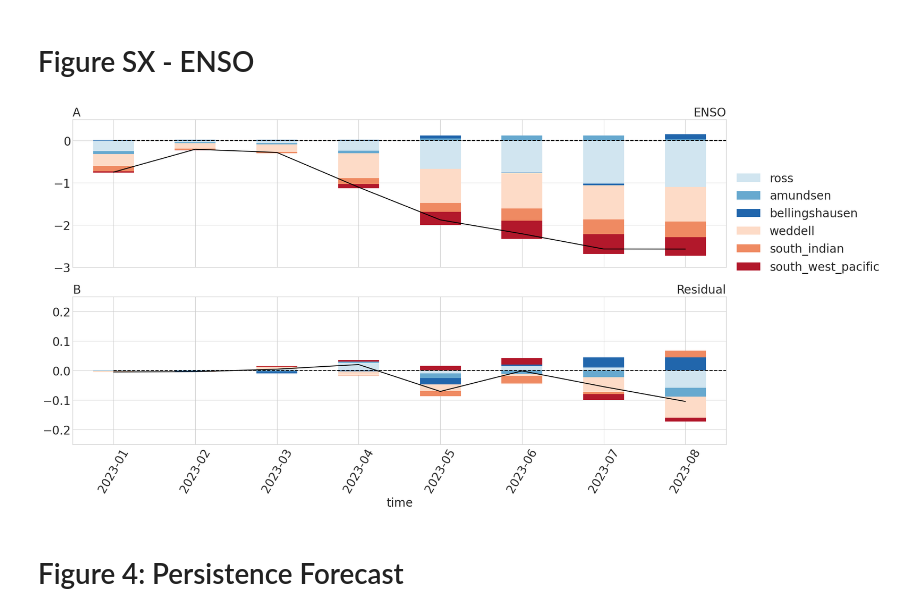
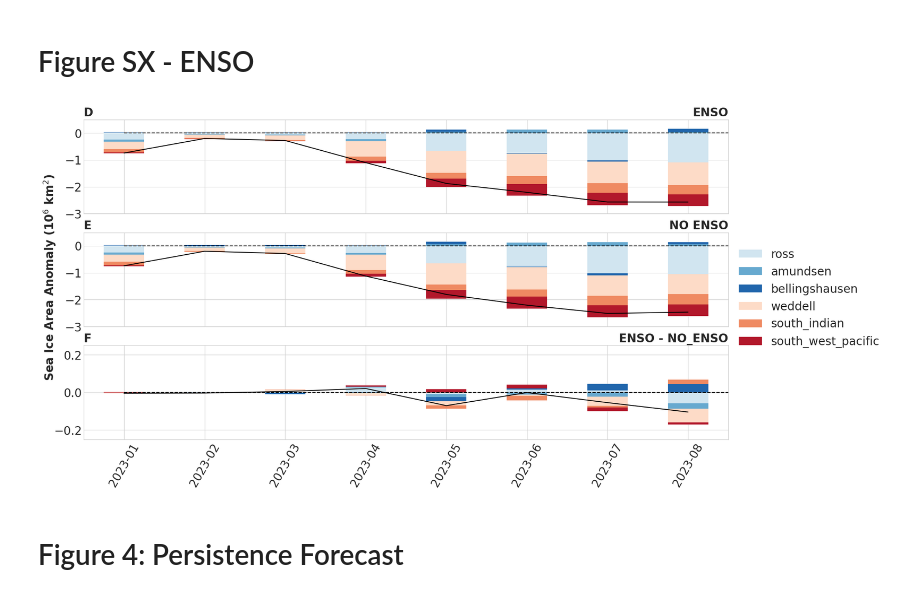
Before and after one commit to zacespinosa/SI-Antarctic, a Jupyter notebook: visualize/analysis_timeseries.ipynb, the cells around one changed output. Saved outputs shown, nothing was run; the diff lists cells and outputs as text; code cells hidden in the pictures.

Commit message:
update figures

```diff
--- a/visualize/analysis_timeseries.ipynb
+++ b/visualize/analysis_timeseries.ipynb
@@ -540,46 +542,62 @@ array([            nan,             nan,             nan,             nan,
 time_params = {
     "time_range": slice("2023-01-15", "2023-08-15"),
     "ticklabels": np.arange("2023-01-15", "2023-09-15", dtype="datetime64[M]"),
 }
 
 def timeseries(time_params):
     linewidth = 1.5
-    fig, (ax1, ax2) = plt.subplots(2, 1, figsize=(20,10), sharex=True)
-    # Plot Line for CESM2-NUDGE
+    fig, (ax1, ax2, ax3) = plt.subplots(3, 1, figsize=(20,10), sharex=True)
+    # Plot Line for ENSO: CESM2-NUDGE
     sia_cesm2 = si_cesm2["sia"].sel(time=time_params["time_range"])
     ax1.hlines(0, xmin=0, xmax=len(sia_cesm2), color="black", linewidth=linewidth, linestyle="dashed")
     ax1.plot(sia_cesm2, color="black", linewidth=linewidth)
+
+    # Plot Line for NO ENSO:
+    sia_cesm2_enso = si_cesm2_enso["sia"].sel(time=time_params["time_range"])
+    ax2.hlines(0, xmin=0, xmax=len(sia_cesm2), color="black", linewidth=linewidth, linestyle="dashed")
+    ax2.plot(sia_cesm2_enso, color="black", linewidth=linewidth)
+
     # Plot Line for diff
     sia_diff = si_cesm2["sia"].sel(time=time_params["time_range"]) - si_cesm2_enso["sia"].sel(time=time_params["time_range"])
-    ax2.hlines(0, xmin=0, xmax=len(sia_diff), color="black", linewidth=linewidth, linestyle="dashed")
-    ax2.plot(sia_diff, color="black", linewidth=linewidth)
+    ax3.hlines(0, xmin=0, xmax=len(sia_diff), color="black", linewidth=linewidth, linestyle="dashed")
+    ax3.plot(sia_diff, color="black", linewidth=linewidth)
 
     # Plot Bar Charts for CESM2-NUDGE
     sia_regions_cesm2 = si_regions_cesm2["sia"].sel(time=time_params["time_range"])
     sia_regions_cesm2.to_pandas().T.plot.bar(ax=ax1, stacked=True, legend=False, color=colors)
 
+    sia_regions_cesm2_enso = si_regions_cesm2_enso["sia"].sel(time=time_params["time_range"])
+    sia_regions_cesm2_enso.to_pandas().T.plot.bar(ax=ax2, stacked=True, legend=False, color=colors)
+
     sia_regions_cesm2_diff = si_regions_cesm2["sia"].sel(time=time_params["time_range"]) -  si_regions_cesm2_enso["sia"].sel(time=time_params["time_range"])
-    sia_regions_cesm2_diff.to_pandas().T.plot.bar(ax=ax2, stacked=True, legend=False, color=colors)
+    sia_regions_cesm2_diff.to_pandas().T.plot.bar(ax=ax3, stacked=True, legend=False, color=colors)
 
     # Add Styling
-    ax2.set_xticks(np.arange(0, len(sia_cesm2)))
-    ax2.set_xticklabels(time_params["ticklabels"], rotation=60)
+    ax3.set_xticks(np.arange(0, len(sia_cesm2)))
+    ax3.set_xticklabels(time_params["ticklabels"], rotation=60)
 
-    ax1.set_title(loc="right", label="ENSO")
-    ax1.set_title(loc="left", label="A")
+    ax1.set_title(loc="right", label="ENSO", fontweight="bold")
+    ax1.set_title(loc="left", label="D", fontweight="bold")
 
-    ax2.set_title(loc="right", label="Residual")
-    ax2.set_title(loc="left", label="B")
+    ax2.set_title(loc="right", label="NO ENSO", fontweight="bold")
+    ax2.set_title(loc="left", label="E", fontweight="bold")
+
+    ax3.set_title(loc="right", label="ENSO - NO_ENSO", fontweight="bold")
+    ax3.set_title(loc="left", label="F", fontweight="bold")
 
     ax1.set_ylim(-3, .5)
-    ax2.set_ylim(-.25, .25)
+    ax2.set_ylim(-3, .5)
+    ax3.set_ylim(-.25, .25)
 
     plt.legend(loc='center left', bbox_to_anchor=(1.0, 1.5))
+    # Share ylabel for both ax1 and ax2
+    fig.text(.075, 0.5, "Sea Ice Area Anomaly (10$^6$ km$^2$)", va="center", rotation="vertical", fontweight="bold")
+    plt.xlabel("")
     plt.savefig("figures/Figure_SX_ENSO.png", dpi=400)
 
 timeseries(time_params)
 # %% [output]
-[figure, old version]
+[figure, new version]
 # %% [markdown]
 # Figure 4: Persistence Forecast
 # %%
```
Also changed, not shown: parts of 1 cell of this notebook, 8 other files.
